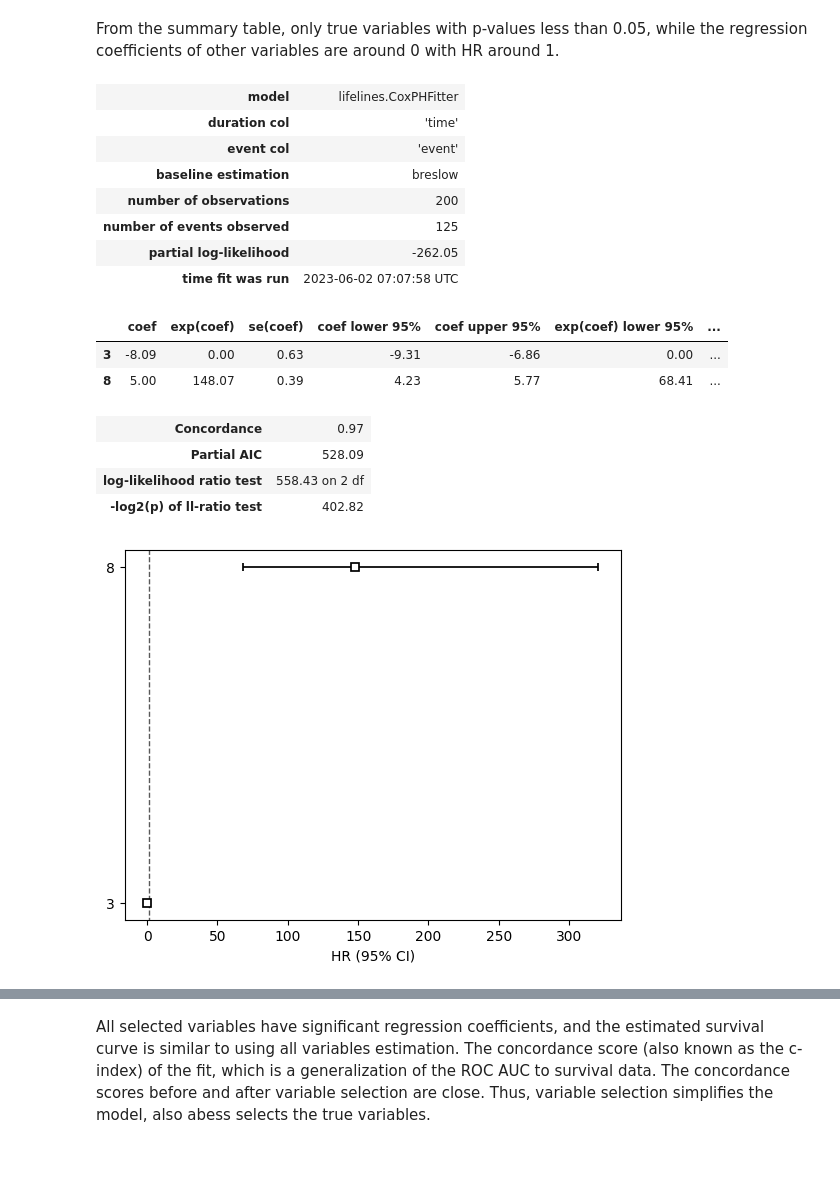
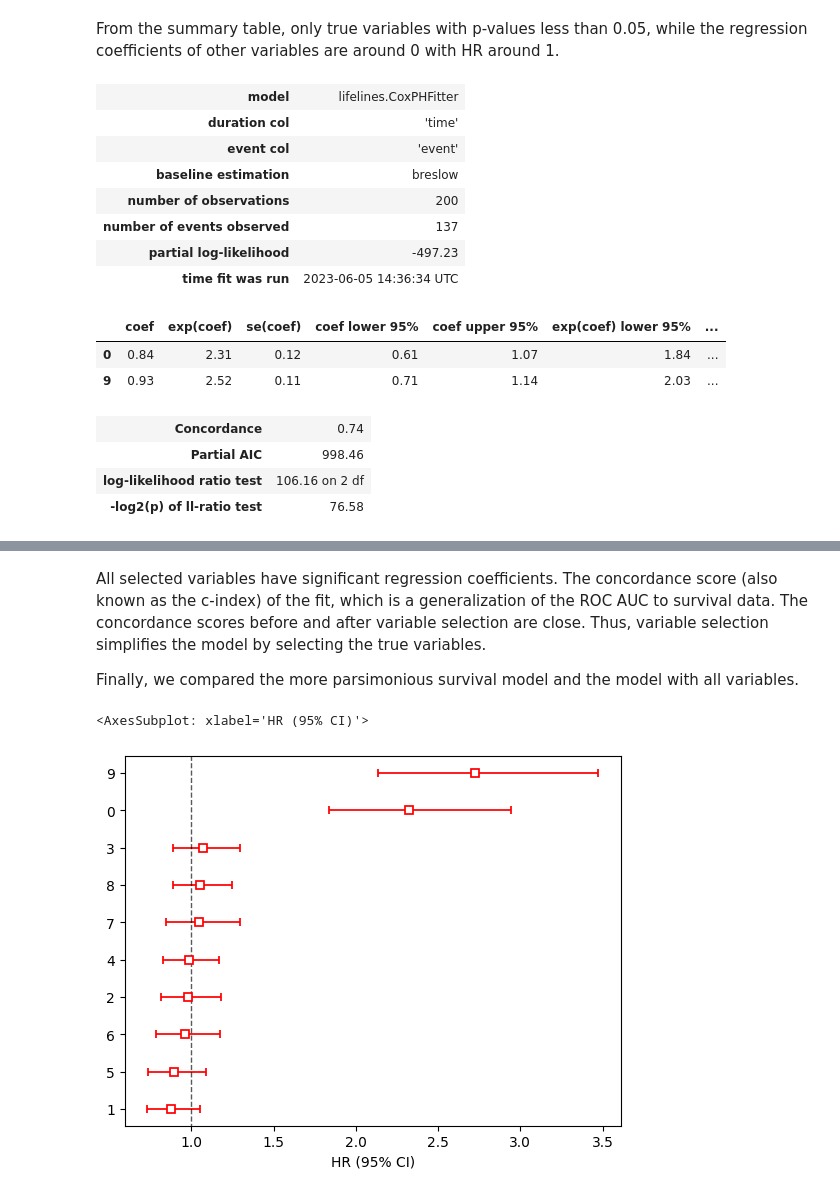
Before and after one commit to abess-team/skscope, a Jupyter notebook: docs/source/examples/Survival Models/proportional-hazard-model.ipynb, the cells around one changed output, grey strips where cells are left out. Drawn from its saved outputs; the diff is of its cells as text; code cells hidden in the pictures; blank space fills up the shorter version.

```diff
--- a/docs/source/examples/Survival Models/proportional-hazard-model.ipynb
+++ b/docs/source/examples/Survival Models/proportional-hazard-model.ipynb
@@ -18,10 +23,14 @@ The data is generated from ``abess`` library, and the following figure shows the
 # %%
+import numpy as np
 from abess.datasets import make_glm_data
 from lifelines import KaplanMeierFitter
 
 # generate data
+np.random.seed(319)
 n, p, k = 200, 10, 2
-data = make_glm_data(n, p, k, family="cox", c = 3)
+beta = np.zeros(p)
+beta[np.linspace(0, p - 1, k, dtype=int)] = [1 for _ in range(k)]
+data = make_glm_data(n, p, k, family="cox", c = 3, coef_=beta)
 
 # survival probability
 kmf = KaplanMeierFitter()
@@ -68,12 +66,16 @@ True parameter: [ 0.          0.          0.         -7.1593541   0.          0.
 The real variables are selected correctly and the estimated parameters are close to the real values. The following will show a comparison of the fitting results of the CoxPH model before and after variable selection.
 # %%
 from lifelines import CoxPHFitter
+import pandas as pd
+
+# save the data as data.frame
+data_df = pd.DataFrame(np.hstack((data.x,data.y)))
+data_df.rename(columns={p: "time", p+1: "event"}, inplace=True)
+data_df = data_df.astype({"event": int})                   # all variables
 
 # model fit with all variables
 cph = CoxPHFitter()
 cph.fit(data_df, duration_col='time', event_col='event')
-cph.plot(hazard_ratios=True)
-cph.baseline_survival_.plot()
 cph.print_summary()
 # %% [output]
 | model | lifelines.CoxPHFitter |
@@ -104,27 +104,27 @@ cph.print_summary()
 # %% [markdown]
 From the summary table, only true variables with p-values less than 0.05, while the regression coefficients of other variables are around 0 with HR around 1.
 # %%
+# data preparation
+zeroindex = np.where(solver.get_result()["params"]==0)
+data_df_selected = data_df.drop(columns=zeroindex[0])     # selected variables
+
 # model fit with selected variables
-
 cph_selected = CoxPHFitter()
 cph_selected.fit(data_df_selected, duration_col='time', event_col='event')
-cph_selected.plot(hazard_ratios=True)
-cph_selected.baseline_survival_.plot()
 cph_selected.print_summary()
 # %% [output]
 | model | lifelines.CoxPHFitter |
 | duration col | 'time' |
 | event col | 'event' |
 | baseline estimation | breslow |
 | number of observations | 200 |
-| number of events observed | 125 |
-| partial log-likelihood | -262.05 |
-| time fit was run | 2023-06-02 07:07:58 UTC |
+| number of events observed | 137 |
+| partial log-likelihood | -497.23 |
+| time fit was run | 2023-06-05 14:36:34 UTC |
 |  | coef | exp(coef) | se(coef) | coef lower 95% | coef upper 95% | exp(coef) lower 95% | ... |
-| 3 | -8.09 | 0.00 | 0.63 | -9.31 | -6.86 | 0.00 | ... |
-| 8 | 5.00 | 148.07 | 0.39 | 4.23 | 5.77 | 68.41 | ... |
+| 0 | 0.84 | 2.31 | 0.12 | 0.61 | 1.07 | 1.84 | ... |
+| 9 | 0.93 | 2.52 | 0.11 | 0.71 | 1.14 | 2.03 | ... |
-| Concordance | 0.97 |
-| Partial AIC | 528.09 |
-| log-likelihood ratio test | 558.43 on 2 df |
-| -log2(p) of ll-ratio test | 402.82 |
+| Concordance | 0.74 |
+| Partial AIC | 998.46 |
+| log-likelihood ratio test | 106.16 on 2 df |
+| -log2(p) of ll-ratio test | 76.58 |
-[figure, removed]
@@ -132,2 +131,9 @@ cph_selected.print_summary()
 # %% [markdown]
-All selected variables have significant regression coefficients, and the estimated survival curve is similar to using all variables estimation. The concordance score (also known as the c-index) of the fit, which is a generalization of the ROC AUC to survival data. The concordance scores before and after variable selection are close. Thus, variable selection simplifies the model, also abess selects the true variables.
+All selected variables have significant regression coefficients. The concordance score (also known as the c-index) of the fit, which is a generalization of the ROC AUC to survival data. The concordance scores before and after variable selection are close. Thus, variable selection simplifies the model by selecting the true variables.
+
+Finally, we compared the more parsimonious survival model and the model with all variables.
+# %%
+cph.plot(hazard_ratios=True, ecolor='red', c='red')
+# %% [output]
+<AxesSubplot: xlabel='HR (95% CI)'>
+[figure, added]
```
Also changed, not shown: parts of 10 cells of this notebook.
